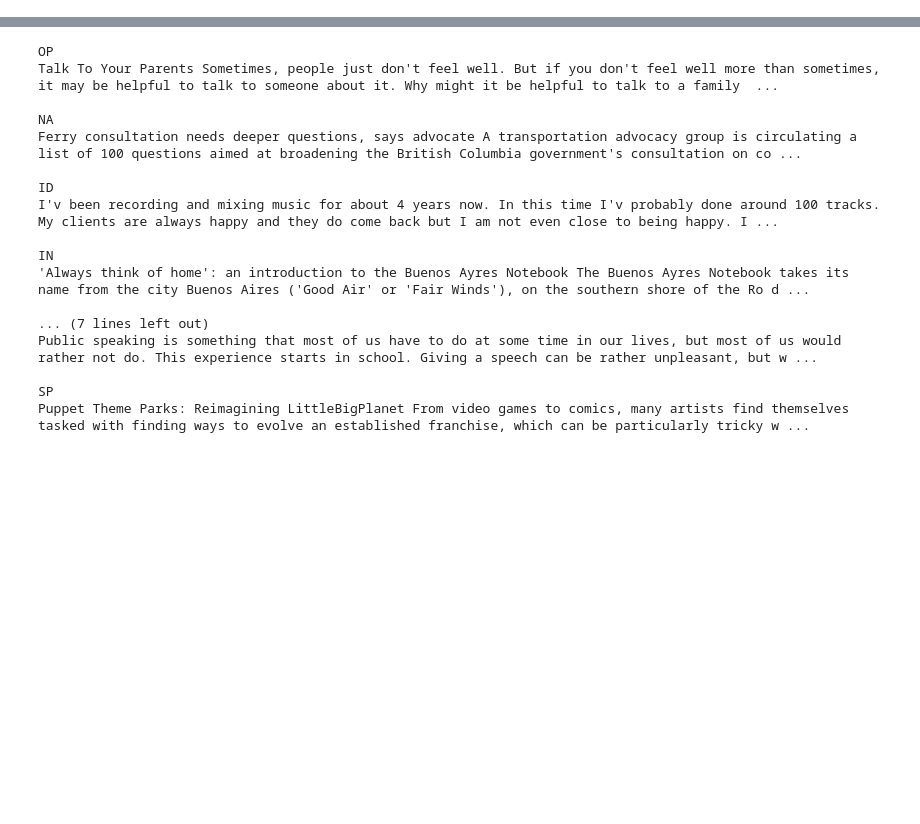
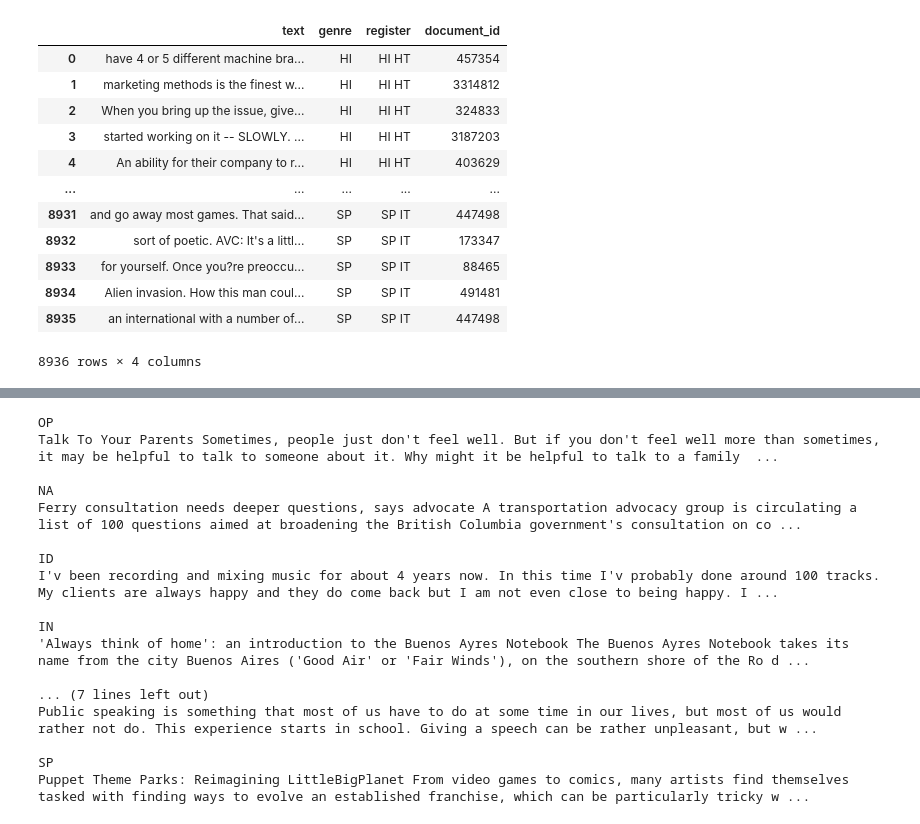
Before and after one commit to nlpsoc/Tokenization-Language-Variation, a Jupyter notebook: src/CORE.ipynb, the cells around one changed output, grey strips where cells are left out. Drawn from its saved outputs; the diff is of its cells as text; code cells hidden in the pictures; blank space fills up the shorter version.

```diff
--- a/src/CORE.ipynb
+++ b/src/CORE.ipynb
@@ -85,3 +175,22 @@ df_test = df_test.rename(columns={"label": "genre"})
+# %%
+# sample minimum number of texts per genre
+min_occurence_genre = df_train["genre"].value_counts().min()
+df_split = df_train.groupby("genre").apply(lambda x: x.sample(min_occurence_genre)).reset_index(drop=True)
+df_split
+# %% [output]
+|  | text | genre | register | document_id |
+| 0 | have 4 or 5 different machine bra... | HI | HI HT | 457354 |
+| 1 | marketing methods is the finest w... | HI | HI HT | 3314812 |
+| 2 | When you bring up the issue, give... | HI | HI HT | 324833 |
+| 3 | started working on it -- SLOWLY. ... | HI | HI HT | 3187203 |
+| 4 | An ability for their company to r... | HI | HI HT | 403629 |
+| ... | ... | ... | ... | ... |
+| 8931 | and go away most games. That said... | SP | SP IT | 447498 |
+| 8932 | sort of poetic. AVC: It's a littl... | SP | SP IT | 173347 |
+| 8933 | for yourself. Once you?re preoccu... | SP | SP IT | 88465 |
+| 8934 | Alien invasion. How this man coul... | SP | SP IT | 491481 |
+| 8935 | an international with a number of... | SP | SP IT | 447498 |
+8936 rows × 4 columns
 # %%
 # change "NA" in gener to "NARRATIVE"
 df_train["genre"] = df_train["genre"].apply(lambda x: "NARRATIVE" if x == "NA" else x)
```
Also changed, not shown: parts of 11 cells of this notebook, 1 other file.
